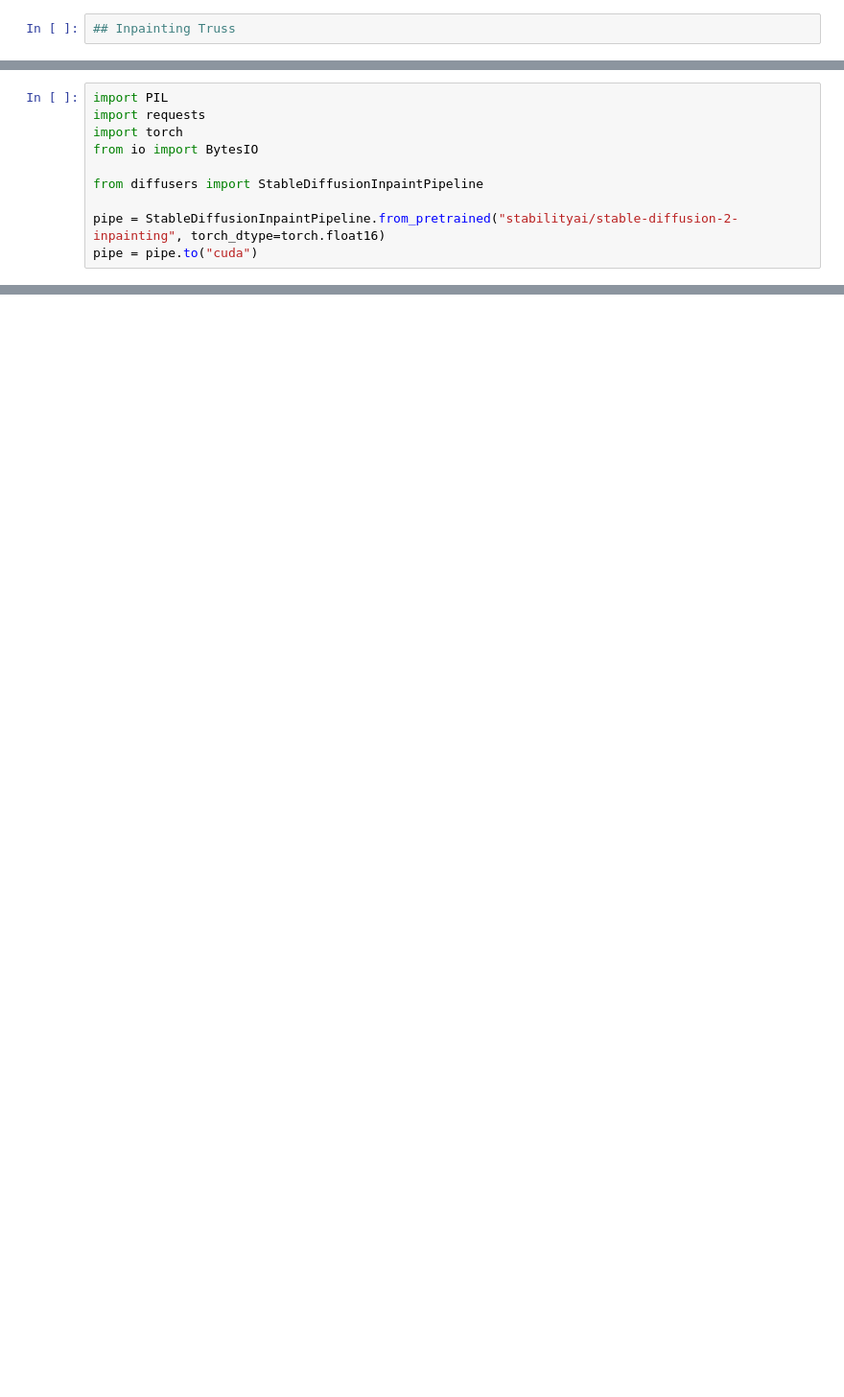
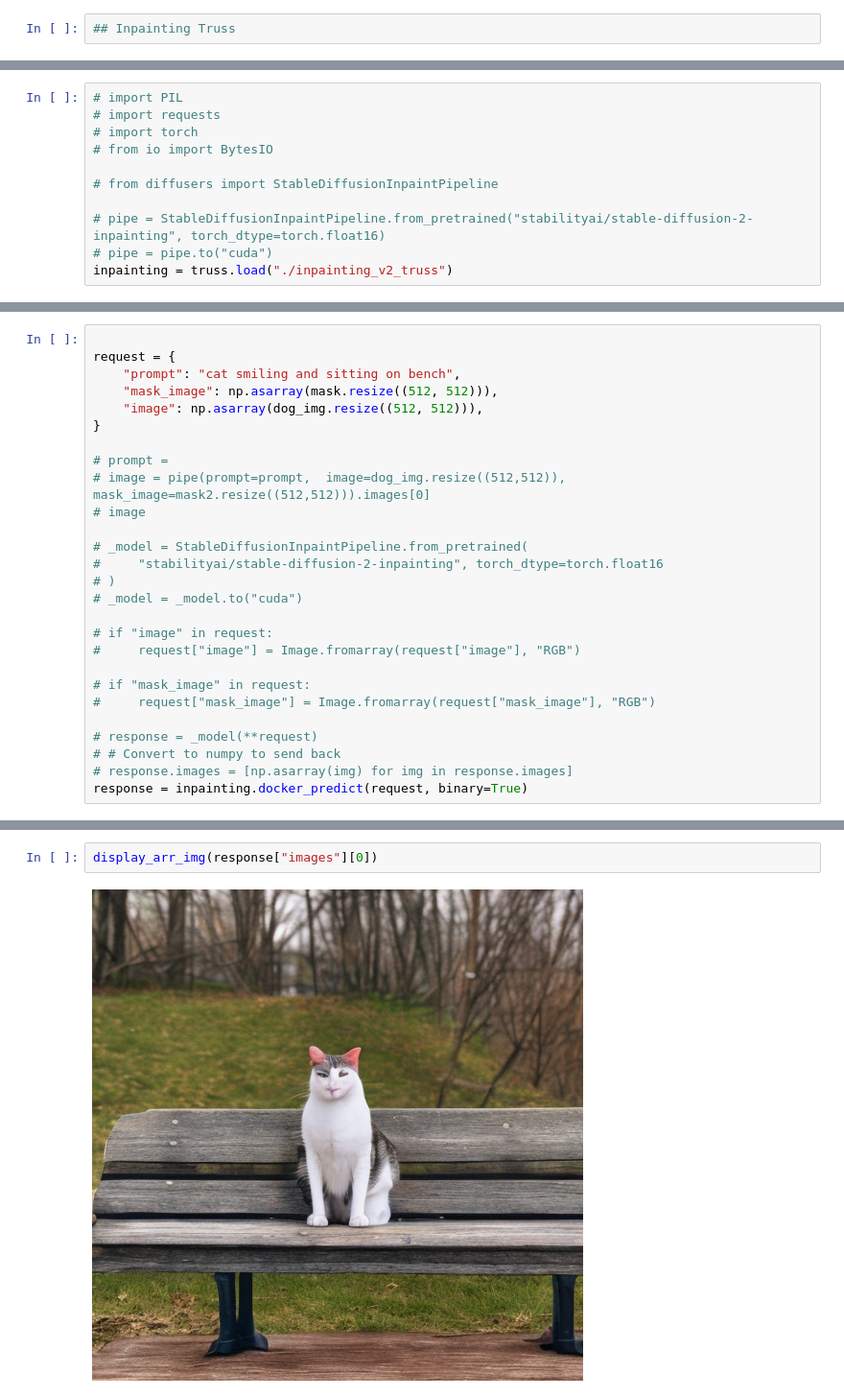
Before and after one commit to basetenlabs/stablediffusion, a Jupyter notebook: test_and_deploy.ipynb, the cells around one changed output, grey strips where cells are left out. Shown at 96% size. Cells and saved outputs as stored; diff of their text form; blank space fills up the shorter version.

```diff
--- a/test_and_deploy.ipynb
+++ b/test_and_deploy.ipynb
@@ -72,10 +209,11 @@ PIL.Image.Image
 # %%
-import PIL
-import requests
-import torch
-from io import BytesIO
+# import PIL
+# import requests
+# import torch
+# from io import BytesIO
 
-from diffusers import StableDiffusionInpaintPipeline
+# from diffusers import StableDiffusionInpaintPipeline
 
-pipe = StableDiffusionInpaintPipeline.from_pretrained("stabilityai/stable-diffusion-2-inpainting", torch_dtype=torch.float16)
-pipe = pipe.to("cuda")
+# pipe = StableDiffusionInpaintPipeline.from_pretrained("stabilityai/stable-diffusion-2-inpainting", torch_dtype=torch.float16)
+# pipe = pipe.to("cuda")
+inpainting = truss.load("./inpainting_v2_truss")
@@ -89,0 +220,27 @@ image
+# %%
+
+request = {
+    "prompt": "cat smiling and sitting on bench",
+    "mask_image": np.asarray(mask.resize((512, 512))),
+    "image": np.asarray(dog_img.resize((512, 512))),
+}
+
+# prompt =
+# image = pipe(prompt=prompt,  image=dog_img.resize((512,512)), mask_image=mask2.resize((512,512))).images[0]
+# image
+
+# _model = StableDiffusionInpaintPipeline.from_pretrained(
+#     "stabilityai/stable-diffusion-2-inpainting", torch_dtype=torch.float16
+# )
+# _model = _model.to("cuda")
+
+# if "image" in request:
+#     request["image"] = Image.fromarray(request["image"], "RGB")
+
+# if "mask_image" in request:
+#     request["mask_image"] = Image.fromarray(request["mask_image"], "RGB")
+
+# response = _model(**request)
+# # Convert to numpy to send back
+# response.images = [np.asarray(img) for img in response.images]
+response = inpainting.docker_predict(request, binary=True)
@@ -89,0 +285,4 @@ image
+# %%
+display_arr_img(response["images"][0])
+# %% [output]
+[figure, added]
```
Also changed, not shown: parts of 23 cells of this notebook, 6 other files.
